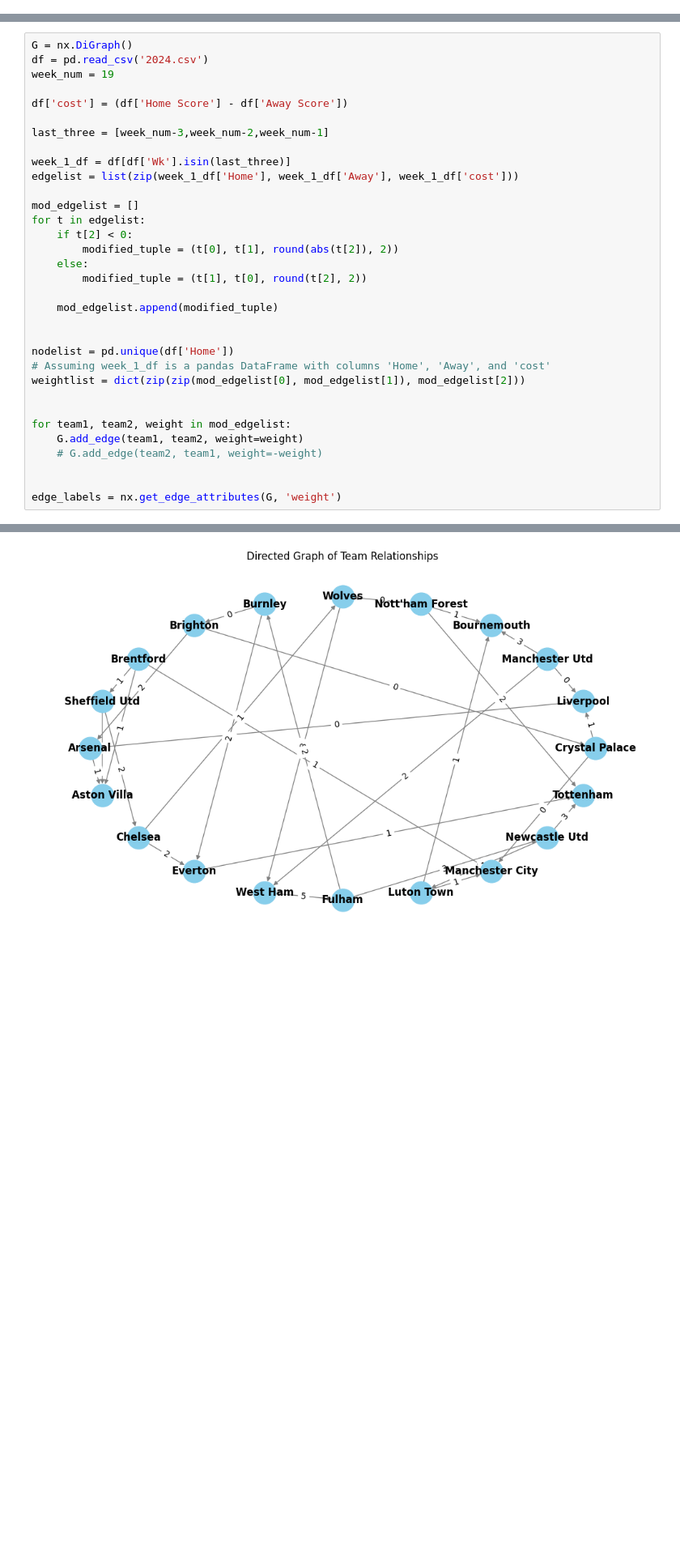
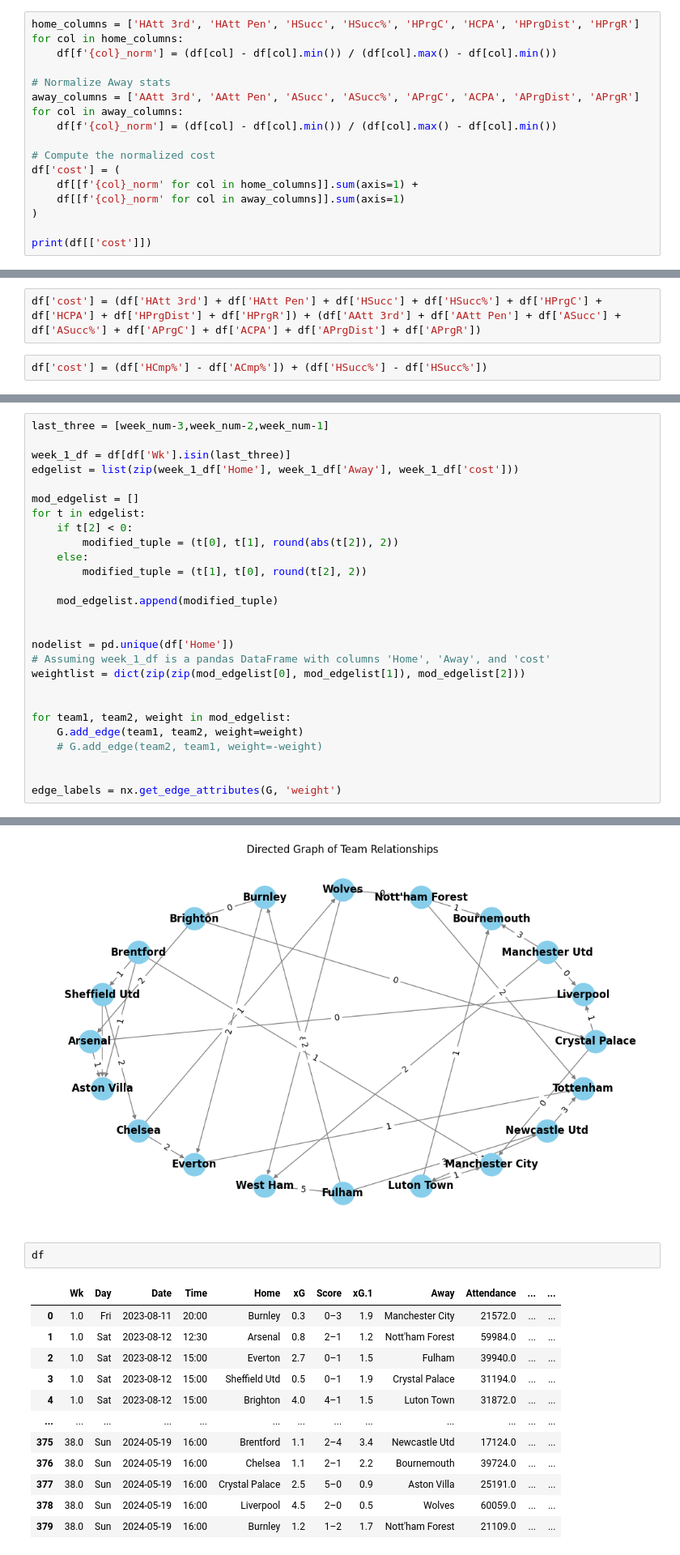
Before and after one commit to thejacobhyatt/EPLRank, a Jupyter notebook: node_rank.ipynb, the cells around one changed output, grey strips where cells are left out. Shown at 81% size. Cells and saved outputs as stored; diff of their text form; blank space fills up the shorter version.

```diff
--- a/node_rank.ipynb
+++ b/node_rank.ipynb
@@ -4,0 +14,17 @@ import matplotlib.pyplot as plt
+# %%
+home_columns = ['HAtt 3rd', 'HAtt Pen', 'HSucc', 'HSucc%', 'HPrgC', 'HCPA', 'HPrgDist', 'HPrgR']
+for col in home_columns:
+    df[f'{col}_norm'] = (df[col] - df[col].min()) / (df[col].max() - df[col].min())
+
+# Normalize Away stats
+away_columns = ['AAtt 3rd', 'AAtt Pen', 'ASucc', 'ASucc%', 'APrgC', 'ACPA', 'APrgDist', 'APrgR']
+for col in away_columns:
+    df[f'{col}_norm'] = (df[col] - df[col].min()) / (df[col].max() - df[col].min())
+
+# Compute the normalized cost
+df['cost'] = (
+    df[[f'{col}_norm' for col in home_columns]].sum(axis=1) +
+    df[[f'{col}_norm' for col in away_columns]].sum(axis=1)
+)
+
+print(df[['cost']])
@@ -4,0 +98,4 @@ import matplotlib.pyplot as plt
+# %%
+df['cost'] = (df['HAtt 3rd'] + df['HAtt Pen'] + df['HSucc'] + df['HSucc%'] + df['HPrgC'] + df['HCPA'] + df['HPrgDist'] + df['HPrgR']) + (df['AAtt 3rd'] + df['AAtt Pen'] + df['ASucc'] + df['ASucc%'] + df['APrgC'] + df['ACPA'] + df['APrgDist'] + df['APrgR'])
+# %%
+df['cost'] = (df['HCmp%'] - df['ACmp%']) + (df['HSucc%'] - df['HSucc%'])
@@ -5,10 +106,4 @@ import matplotlib.pyplot as plt
 # %%
-G = nx.DiGraph()
-df = pd.read_csv('2024.csv')
-week_num = 19
-
-df['cost'] = (df['Home Score'] - df['Away Score'])
-
 last_three = [week_num-3,week_num-2,week_num-1]
 
 week_1_df = df[df['Wk'].isin(last_three)]
@@ -130,3 +221,18 @@ plt.title("Directed Graph of Team Relationships")
 plt.show()
 # %% [output]
 [figure]
+# %%
+df
+# %% [output]
+|  | Wk | Day | Date | Time | Home | xG | Score | xG.1 | Away | Attendance | ... | ... |
+| 0 | 1.0 | Fri | 2023-08-11 | 20:00 | Burnley | 0.3 | 0–3 | 1.9 | Manchester City | 21572.0 | ... | ... |
+| 1 | 1.0 | Sat | 2023-08-12 | 12:30 | Arsenal | 0.8 | 2–1 | 1.2 | Nott'ham Forest | 59984.0 | ... | ... |
+| 2 | 1.0 | Sat | 2023-08-12 | 15:00 | Everton | 2.7 | 0–1 | 1.5 | Fulham | 39940.0 | ... | ... |
+| 3 | 1.0 | Sat | 2023-08-12 | 15:00 | Sheffield Utd | 0.5 | 0–1 | 1.9 | Crystal Palace | 31194.0 | ... | ... |
+| 4 | 1.0 | Sat | 2023-08-12 | 15:00 | Brighton | 4.0 | 4–1 | 1.5 | Luton Town | 31872.0 | ... | ... |
+| ... | ... | ... | ... | ... | ... | ... | ... | ... | ... | ... | ... | ... |
+| 375 | 38.0 | Sun | 2024-05-19 | 16:00 | Brentford | 1.1 | 2–4 | 3.4 | Newcastle Utd | 17124.0 | ... | ... |
+| 376 | 38.0 | Sun | 2024-05-19 | 16:00 | Chelsea | 1.1 | 2–1 | 2.2 | Bournemouth | 39724.0 | ... | ... |
+| 377 | 38.0 | Sun | 2024-05-19 | 16:00 | Crystal Palace | 2.5 | 5–0 | 0.9 | Aston Villa | 25191.0 | ... | ... |
+| 378 | 38.0 | Sun | 2024-05-19 | 16:00 | Liverpool | 4.5 | 2–0 | 0.5 | Wolves | 60059.0 | ... | ... |
+| 379 | 38.0 | Sun | 2024-05-19 | 16:00 | Burnley | 1.2 | 1–2 | 1.7 | Nott'ham Forest | 21109.0 | ... | ... |
```
Also changed, not shown: parts of 17 cells of this notebook, 4 other files.
